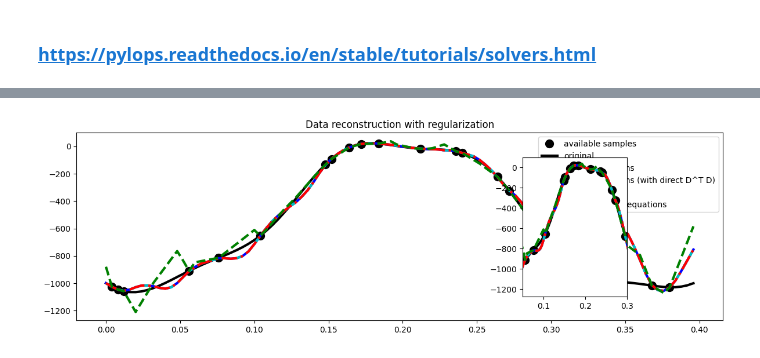
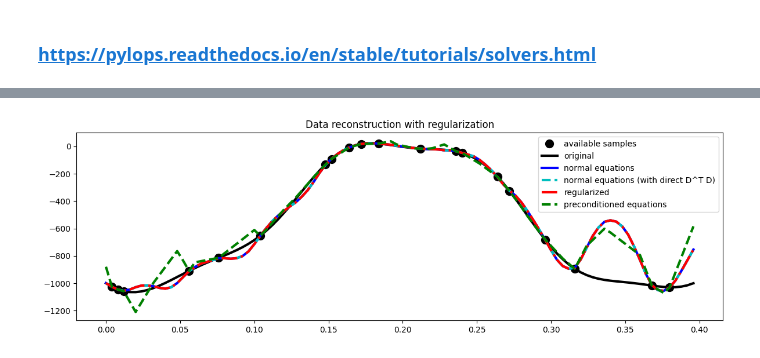
Before and after one commit to csc7/Probabilistic_Programming, a Jupyter notebook: GP_General.ipynb, the cells around one changed output, grey strips where cells are left out. Drawn from its saved outputs; the diff is of its cells as text; code cells hidden in the pictures.

```diff
--- a/GP_General.ipynb
+++ b/GP_General.ipynb
@@ -6,8 +7,9 @@ import matplotlib.pyplot as plt
 # %%
 # Covariance matrix parameters
 
-length_scale = 2.0
+length_scale = 1.0
 variance = 1.0
+nu = 0.5
 # %%
 # Sample points for prediction
 X = np.linspace(-10, 10, 100).reshape(-1, 1)  # 100 points from -5 to 5
@@ -33,27 +35,39 @@ y_train = y_train *10
 # GAUSSIAN PROCESS EXAMPLE
 
 # RBF kernel function
-def rbf_kernel(x1, x2, length_scale=1.0, variance=1.0):
+def rbf_kernel(x1, x2, length_scale=length_scale, variance=variance):
     sqdist = np.sum((x1 - x2)**2)
     return variance * np.exp(-0.5 * sqdist / length_scale**2)
+
+# Matern kernel function
+# https://scikit-learn.org/stable/modules/generated/sklearn.gaussian_process.kernels.Matern.html
+def matern_kernel(x1, x2, length_scale=length_scale, nu=nu):
+    # Initialize the Matern kernel with the specified length scale and nu
+    matern_kernel_function = Matern(length_scale=length_scale, nu=nu)
+    # Ensure inputs are 2D arrays
+    x1 = np.atleast_2d(np.asarray(x1, dtype=np.float64))
+    x2 = np.atleast_2d(np.asarray(x2, dtype=np.float64))
+    # Compute the kernel matrix
+    k = matern_kernel_function(x1, x2)
+    return k
 
 # Covariance matrix for the training points
 K = np.zeros((len(X_train), len(X_train)))
 for i in range(len(X_train)):
     for j in range(len(X_train)):
-        K[i, j] = rbf_kernel(X_train[i], X_train[j], length_scale, variance)
+        K[i, j] = matern_kernel(X_train[i], X_train[j], length_scale, nu)
 
 # Covariance matrix between the training points and the test points
 K_s = np.zeros((len(X_train), len(X)))
 for i in range(len(X_train)):
     for j in range(len(X)):
-        K_s[i, j] = rbf_kernel(X_train[i], X[j], length_scale, variance)
+        K_s[i, j] = matern_kernel(X_train[i], X[j], length_scale, nu)
 
 # Covariance matrix for the test points
 K_ss = np.zeros((len(X), len(X)))
 for i in range(len(X)):
     for j in range(len(X)):
-        K_ss[i, j] = rbf_kernel(X[i], X[j], length_scale, variance)
+        K_ss[i, j] = matern_kernel(X[i], X[j], length_scale, nu)
 
 # Mean and covariance of the conditional distribution
 K_inv = np.linalg.inv(K + 1e-8 * np.eye(len(X_train)))  # Add a small noise term for numerical stability
@@ -246,23 +259,23 @@ xprec = pylops.optimization.leastsquares.preconditioned_inversion(
 # %%
 # sphinx_gallery_thumbnail_number=4
 fig = plt.figure(figsize=(12, 4))
 plt.plot(t[iava], y, ".k", ms=20, label="available samples")
 plt.plot(t, x, "k", lw=3, label="original")
 plt.plot(t, xne, "b", lw=3, label="normal equations")
 plt.plot(t, xne1, "--c", lw=3, label="normal equations (with direct D^T D)")
 plt.plot(t, xreg, "-.r", lw=3, label="regularized")
 plt.plot(t, xprec, "--g", lw=3, label="preconditioned equations")
 plt.legend()
 plt.title("Data reconstruction with regularization")
 
-subax = fig.add_axes([0.7, 0.2, 0.15, 0.6])
-subax.plot(t[iava], y, ".k", ms=20)
-subax.plot(t, x, "k", lw=3)
-subax.plot(t, xne, "b", lw=3)
-subax.plot(t, xne1, "--c", lw=3)
-subax.plot(t, xreg, "-.r", lw=3)
-subax.plot(t, xprec, "--g", lw=3)
-subax.set_xlim(0.05, 0.3)
+#subax = fig.add_axes([0.7, 0.2, 0.15, 0.6])
+#subax.plot(t[iava], y, ".k", ms=20)
+#subax.plot(t, x, "k", lw=3)
+#subax.plot(t, xne, "b", lw=3)
+#subax.plot(t, xne1, "--c", lw=3)
+#subax.plot(t, xreg, "-.r", lw=3)
+#subax.plot(t, xprec, "--g", lw=3)
+#subax.set_xlim(0.05, 0.3)
 plt.tight_layout()
 # %% [output]
-[figure, old version]
+[figure, new version]
```
Also changed, not shown: parts of 5 cells of this notebook.
